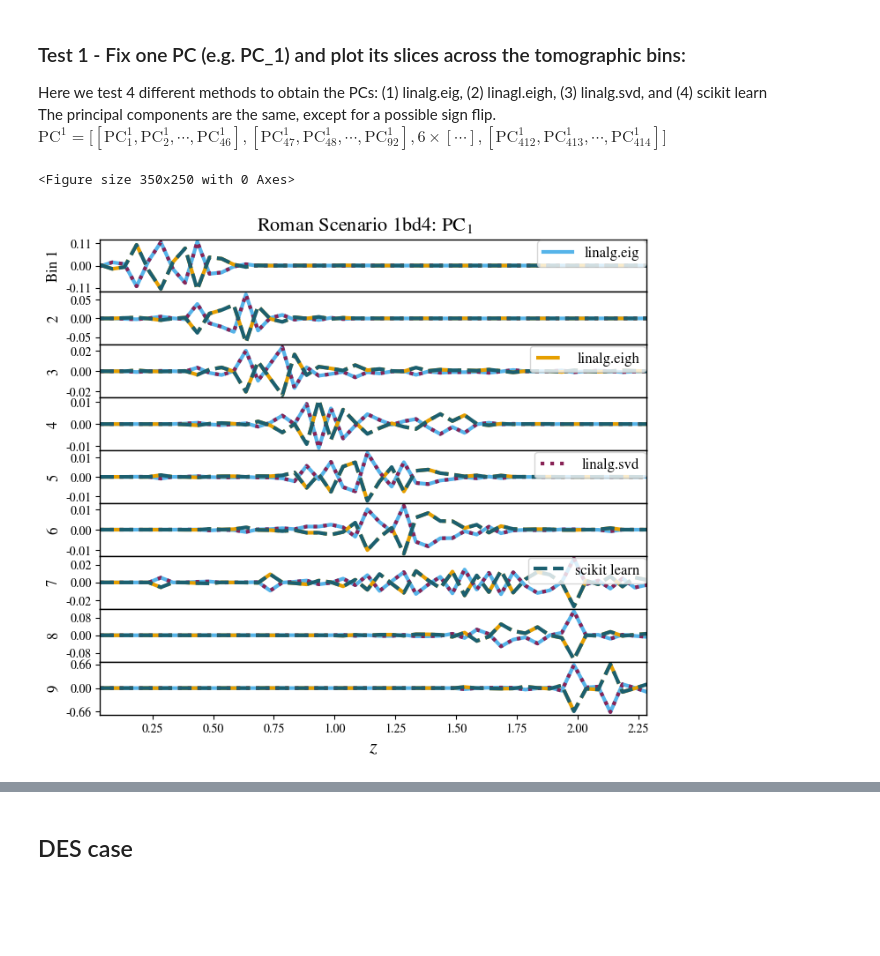
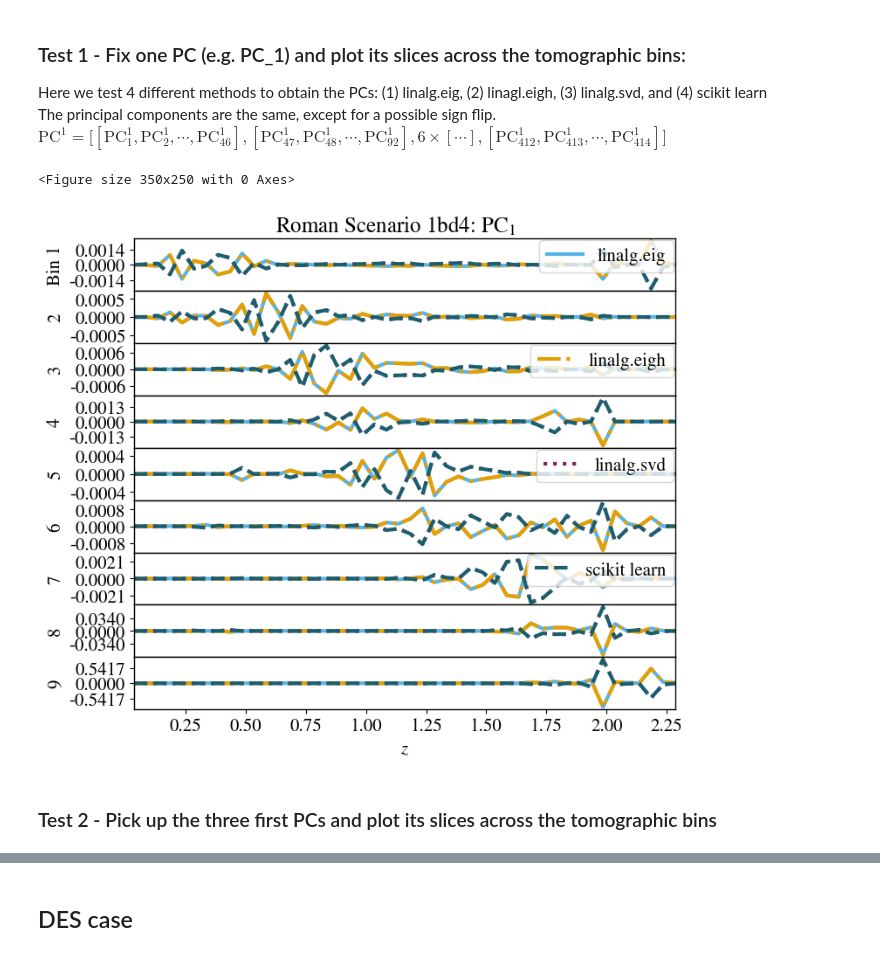
Before and after one commit to Roman-HLIS-Cosmology-PIT/cocoa_photoz, a Jupyter notebook: codes/example.ipynb, the cells around one changed output, grey strips where cells are left out. Saved outputs shown, nothing was run; the diff lists cells and outputs as text; code cells hidden in the pictures; blank space fills up the shorter version.

```diff
--- a/codes/example.ipynb
+++ b/codes/example.ipynb
@@ -3,6 +3,7 @@ import numpy as np
 import matplotlib
 import matplotlib.pyplot as plt
 from matplotlib.ticker import FormatStrFormatter
+from matplotlib.ticker import FuncFormatter
 %matplotlib inline
 import h5py
 from sklearn.decomposition import PCA
@@ -31,6 +32,7 @@ matplotlib.rcParams['legend.labelspacing'] = 0.77
 matplotlib.rcParams['savefig.bbox'] = 'tight'
 matplotlib.rcParams['savefig.format'] = 'pdf'
 matplotlib.rcParams['text.usetex'] = False
+matplotlib.rcParams['font.size'] = 15
 
 colors1 = [
     "#1b5f6f",  # dark teal
@@ -247,40 +261,44 @@ roman_obj = SURVEY('roman')
 Nz,Nt = roman_obj.nz_params()
 z,nz = roman_obj.get_nzs()
 
-eig_vecs, eig_vals = roman_obj.pcs('eig')
-eih_vecs, eigh_vals = roman_obj.pcs('eigh')
-svd_vecs, svd_vals = roman_obj.pcs('svd')
+use_r=False
+
+eig_vecs, eig_vals = roman_obj.pcs('eig',use_r=use_r)
+eih_vecs, eigh_vals = roman_obj.pcs('eigh',use_r=use_r)
+svd_vecs, svd_vals = roman_obj.pcs('svd',use_r=use_r)
 skl_vecs, skl_vals,\
-explained_variance, explained_variance_ratio = roman_obj.pcs('sklearn')
+explained_variance, explained_variance_ratio = roman_obj.pcs('sklearn',use_r=use_r)
 # %%
 plt.figure()
 fig, axes = plt.subplots(nrows=Nt, ncols=1, sharex=True, sharey=False,figsize=(8, 7),
                         gridspec_kw={'wspace':0.0, 'hspace':0.0})
 pci = 0
 
 colors=['#56B4E9',"#E69F00","#882255","#1b5f6f"]
 
 for k,ax in enumerate(axes): #k=tomo bin slice
     start, end = Nz*k, Nz*(k+1)
     max_y = np.max(eig_vecs[start:end, pci])
     min_y = np.min(eig_vecs[start:end, pci])
-    d_y = (max_y - min_y) / 2
+    d_y = (max_y - min_y) / 2.5
     ax.set_yticks([-d_y, 0, +d_y])
-    ax.yaxis.set_major_formatter(FormatStrFormatter('%.2f'))
+    ax.yaxis.set_major_formatter(FormatStrFormatter('%.4f'))
     ax.plot(z, eig_vecs[start:end, pci],c=colors[0],lw=3, ls='-' , label='linalg.eig' if k==0 else None)
     ax.plot(z, eih_vecs[start:end, pci],c=colors[1],lw=3, ls='-.', label='linalg.eigh' if k==2 else None)
     ax.plot(z, svd_vecs[start:end, pci],c=colors[2],lw=3, ls=':', label='linalg.svd' if k==4 else None)
     ax.plot(z, skl_vecs[start:end, pci],c=colors[3],lw=3, ls='--' , label='scikit learn' if k==6 else None)
-    ax.set_ylabel(f'Bin {k+1}' if k==0 else f'{k+1}',fontsize=12)
-    ax.legend(loc='upper right',fontsize=12,borderaxespad=.1)
+    ax.set_ylabel(f'Bin {k+1}' if k==0 else f'{k+1}')
+    ax.legend(loc='upper right',borderaxespad=.1)
 
 unused_legs = [1,3,5,7,8]
 for i in unused_legs:
     axes[i].get_legend().remove()
 
-axes[k].set_xlabel(r'$z$',fontsize=16)
+axes[k].set_xlabel(r'$z$')
 plt.xlim(np.min(z),np.max(z))
-fig.suptitle(rf"Roman Scenario 1bd4: PC$_{{{pci+1}}}$", fontsize=16, y=0.92);
+fig.suptitle(rf"Roman Scenario 1bd4: PC$_{{{pci+1}}}$", y=0.92);
 # %% [output]
 <Figure size 350x250 with 0 Axes>
-[figure, old version]
+[figure, new version]
+# %% [markdown]
+### Test 2 - Pick up the three first PCs and plot its slices across the tomographic bins
```
Also changed, not shown: parts of 16 cells of this notebook.
